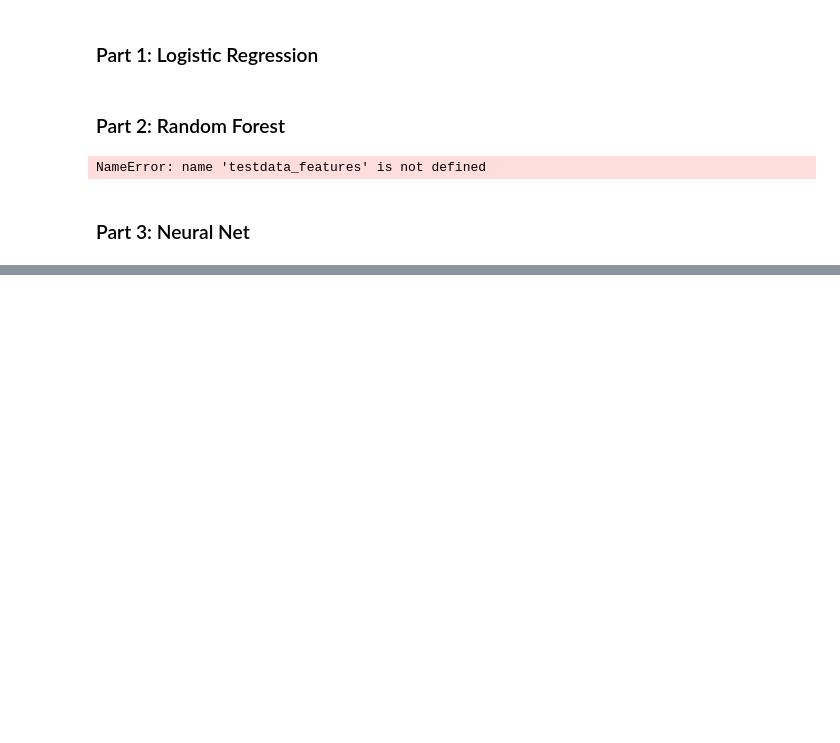
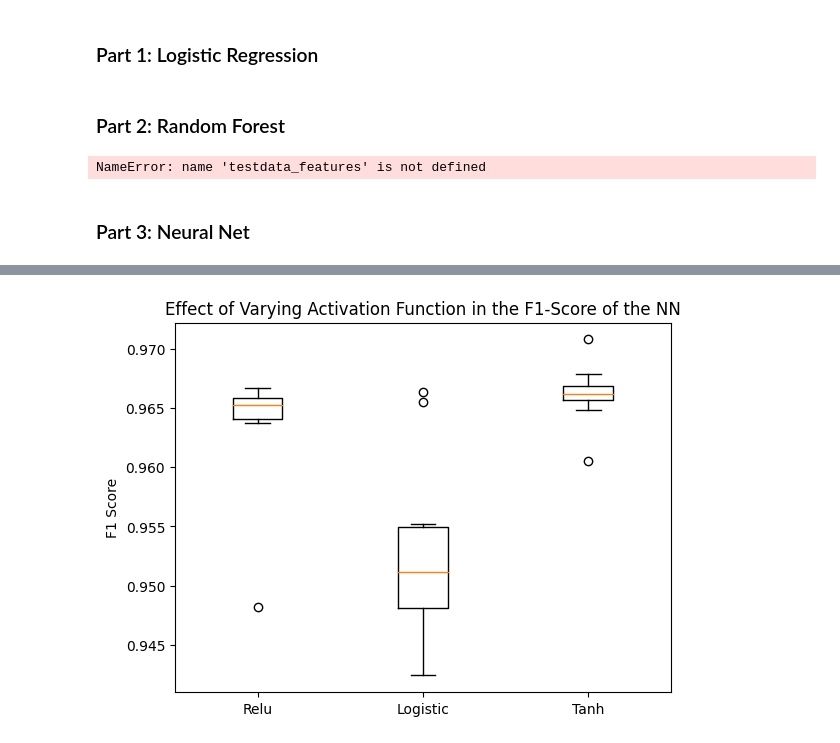
Before and after one commit to asuzanne99/ML-Stellar_Classification, a Jupyter notebook: Computational Physics Project.ipynb, the cells around one changed output, grey strips where cells are left out. Cells and saved outputs as stored; diff of their text form; code cells hidden in the pictures; blank space fills up the shorter version.

```diff
--- a/Computational Physics Project.ipynb
+++ b/Computational Physics Project.ipynb
@@ -149,0 +226,8 @@ predict_test = mlp.predict(X_test)
+# %%
+plt.boxplot(data)
+plt.title('Effect of Varying Activation Function in the F1-Score of the NN')
+plt.xticks(np.arange(len(labels))+1,labels)
+plt.ylabel('F1 Score')
+plt.show()
+# %% [output]
+[figure, added]
```
Also changed, not shown: parts of 7 cells of this notebook.
